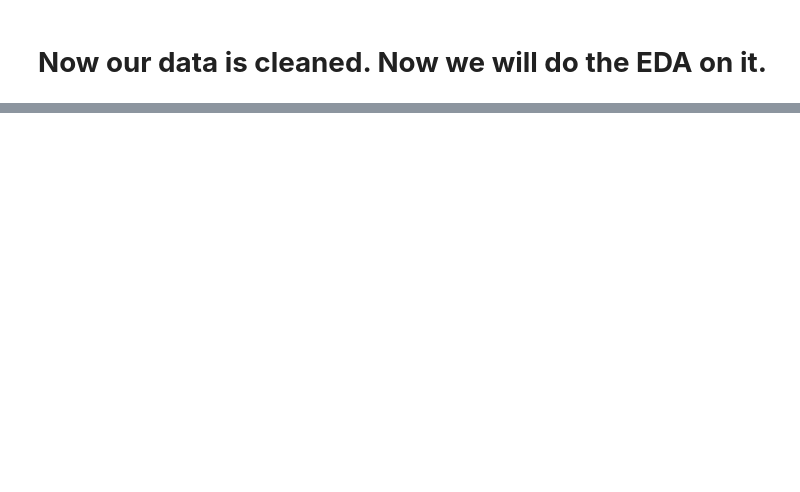
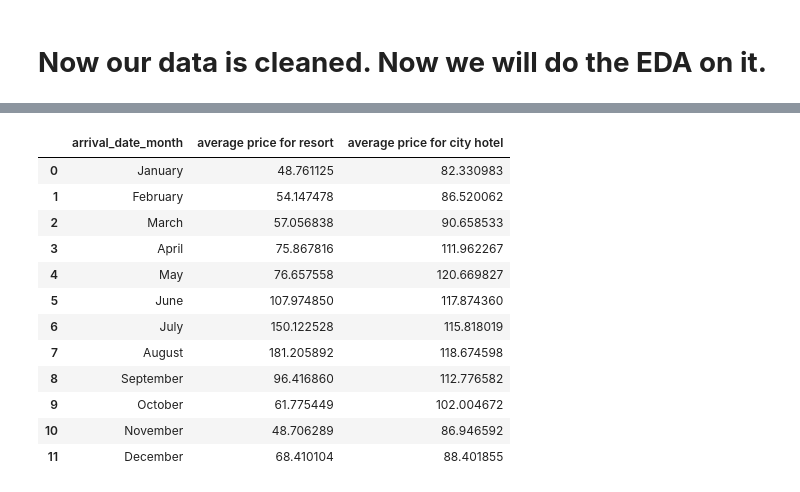
Before and after one commit to raoak18/Hotels-Data-Analysis-EDA, a Jupyter notebook: Hotel_Booking_Analysis_Capstone_Project.ipynb, the cells around one changed output, grey strips where cells are left out. Cells and saved outputs as stored; diff of their text form; code cells hidden in the pictures; blank space fills up the shorter version.

```diff
--- a/Hotel_Booking_Analysis_Capstone_Project.ipynb
+++ b/Hotel_Booking_Analysis_Capstone_Project.ipynb
@@ -224,0 +428,18 @@ hotel_data=hotel_data['children'].astype("int")
+# %%
+import sort_dataframeby_monthorweek as sd
+final_price=sd.Sort_Dataframeby_Month(monthwise_price, "arrival_date_month")
+final_price
+# %% [output]
+|  | arrival_date_month | average price for resort | average price for city hotel |
+| 0 | January | 48.761125 | 82.330983 |
+| 1 | February | 54.147478 | 86.520062 |
+| 2 | March | 57.056838 | 90.658533 |
+| 3 | April | 75.867816 | 111.962267 |
+| 4 | May | 76.657558 | 120.669827 |
+| 5 | June | 107.974850 | 117.874360 |
+| 6 | July | 150.122528 | 115.818019 |
+| 7 | August | 181.205892 | 118.674598 |
+| 8 | September | 96.416860 | 112.776582 |
+| 9 | October | 61.775449 | 102.004672 |
+| 10 | November | 48.706289 | 86.946592 |
+| 11 | December | 68.410104 | 88.401855 |
```
Also changed, not shown: parts of 57 cells of this notebook.
